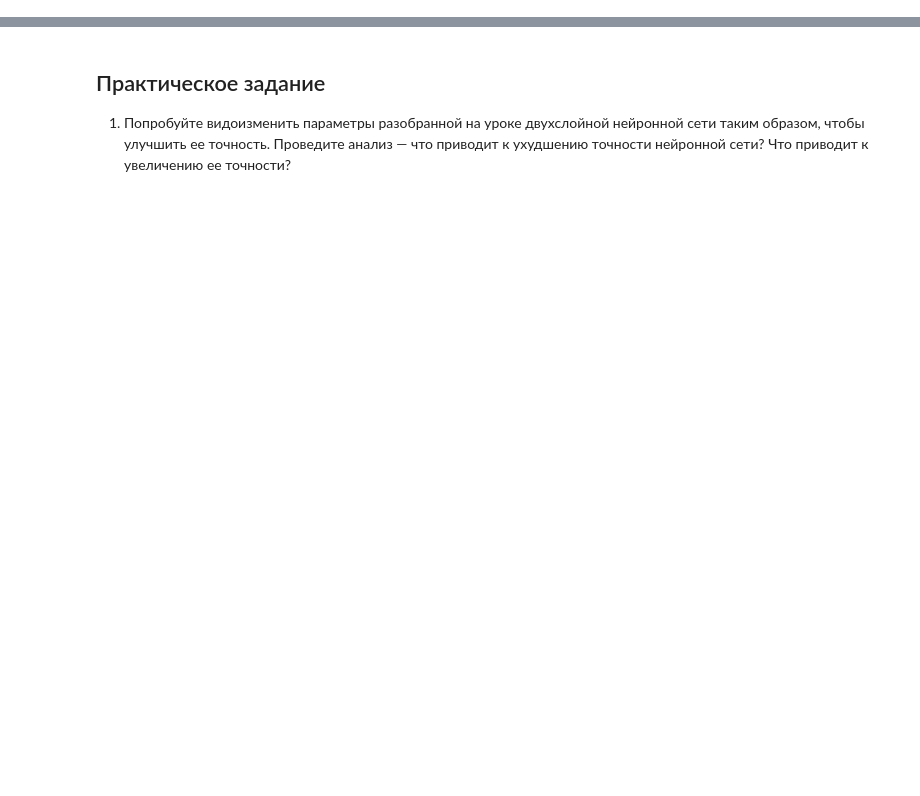
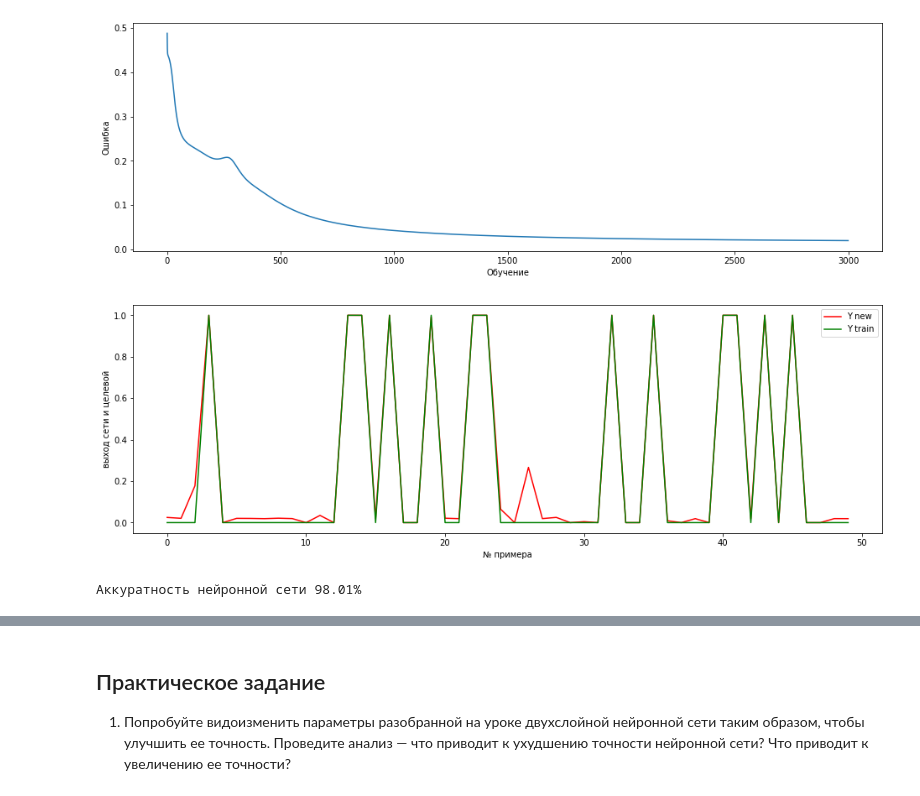
Before and after one commit to SimreAniri/Neural-Networks, a Jupyter notebook: Lesson 1.ipynb, the cells around one changed output, grey strips where cells are left out. Drawn from its saved outputs; the diff is of its cells as text; code cells hidden in the pictures; blank space fills up the shorter version.

```diff
--- a/Lesson 1.ipynb
+++ b/Lesson 1.ipynb
@@ -123,0 +81,61 @@ print("Точность нейронной сети " + str(round(accuracy,2)) +
+# %%
+### Шаг 3. Обученние нейронной сети
+
+# определим число нейронов скрытого слоя
+neuron_numb = 5
+
+# присваевание случайных весов
+w0 = 2*np.random.random((4, neuron_numb)) - 1 # для входного слоя   - 4 входа, 3 выхода
+w1 = 2*np.random.random((neuron_numb, 3)) - 1 # для внутреннего слоя - 5 входов, 3 выхода
+
+# скорость обучения (learning rate)
+n = 0.1
+
+# массив для ошибок, чтобы потом построить график
+errors = []
+
+# процесс обучения
+for i in range(3000):
+
+    # прямое распространение(feed forward)
+    layer0 = X_train
+    layer1 = sigmoid(np.dot(layer0, w0))
+    layer2 = sigmoid(np.dot(layer1, w1))
+
+    # обратное распространение(back propagation) с использованием градиентного спуска
+    layer2_error = y_train - layer2 # производная функции потерь = производная квадратичных потерь
+    layer2_delta = layer2_error * sigmoid_deriv(layer2)
+
+    layer1_error = layer2_delta.dot(w1.T)
+    layer1_delta = layer1_error * sigmoid_deriv(layer1)
+
+    w1 += layer1.T.dot(layer2_delta) * n
+    w0 += layer0.T.dot(layer1_delta) * n
+    # метрика модели
+    error = np.mean(np.abs(layer2_error))
+    errors.append(error)
+    accuracy = (1 - error) * 100
+
+
+### Шаг 4. Демонстрация полученных результатов
+# черчение диаграммы точности в зависимости от обучения
+plt.figure(figsize = (16,5))
+plt.plot(errors)
+plt.xlabel('Обучение')
+plt.ylabel('Ошибка')
+plt.show() # расскоментируйте, чтобы посмотреть
+
+N = 50
+plt.figure(figsize = (16,5))
+plt.plot(layer2[:N,1], 'r',label = 'Y new')
+plt.plot(y_train[:N,1],'g', label = 'Y train')
+plt.xlabel('№ примера')
+plt.ylabel('выход сети и целевой')
+plt.legend( )
+plt.show() # расскоментируйте, чтобы посмотреть
+
+print("Аккуратность нейронной сети " + str(round(accuracy,2)) + "%")
+# %% [output]
+[figure, added]
+[figure, added]
+Аккуратность нейронной сети 98.01%
```
Also changed, not shown: parts of 64 cells of this notebook.
